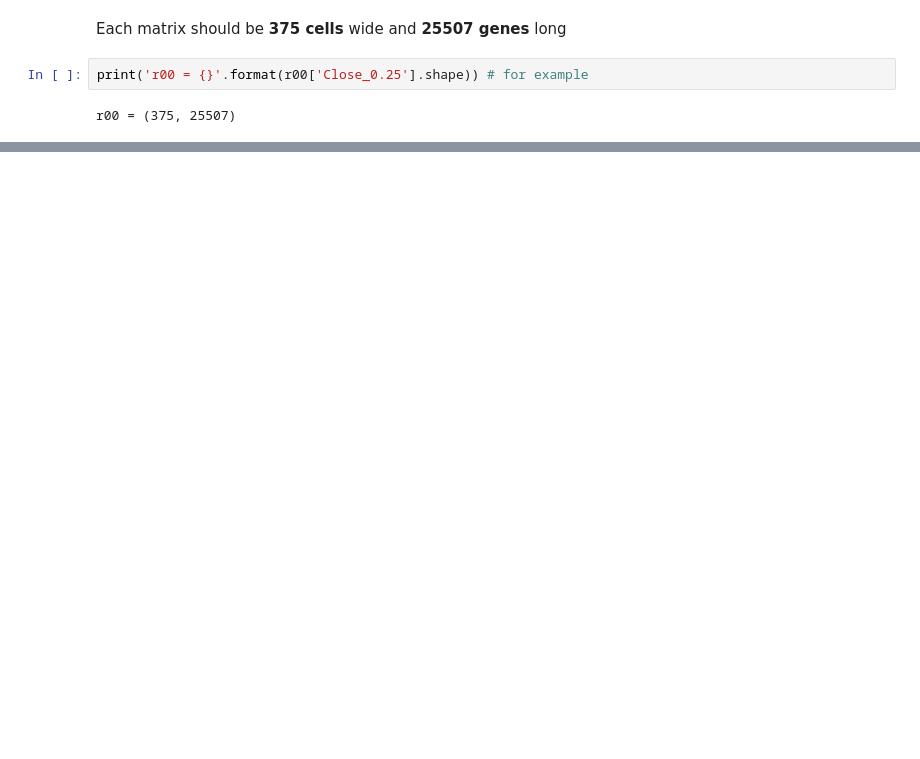
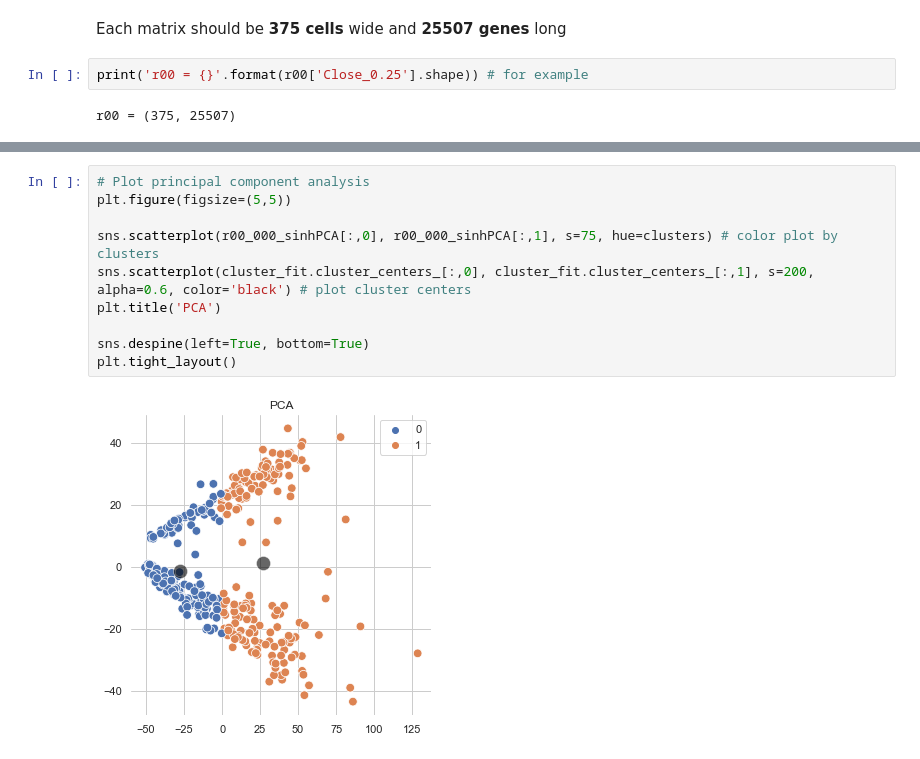
Before and after one commit to codyheiser/furry-couscous, a Jupyter notebook: tSNE_v_PCA.ipynb, the cells around one changed output, grey strips where cells are left out. Saved outputs shown, nothing was run; the diff lists cells and outputs as text; blank space fills up the shorter version.

```diff
--- a/tSNE_v_PCA.ipynb
+++ b/tSNE_v_PCA.ipynb
@@ -162,0 +165,12 @@ Now run the Mantel test for a bunch of distance matrices and make sure the resul
+# %%
+# Plot principal component analysis
+plt.figure(figsize=(5,5))
+
+sns.scatterplot(r00_000_sinhPCA[:,0], r00_000_sinhPCA[:,1], s=75, hue=clusters) # color plot by clusters
+sns.scatterplot(cluster_fit.cluster_centers_[:,0], cluster_fit.cluster_centers_[:,1], s=200, alpha=0.6, color='black') # plot cluster centers
+plt.title('PCA')
+
+sns.despine(left=True, bottom=True)
+plt.tight_layout()
+# %% [output]
+[figure, added]
```
Also changed, not shown: parts of 51 cells of this notebook, 1 other file.
